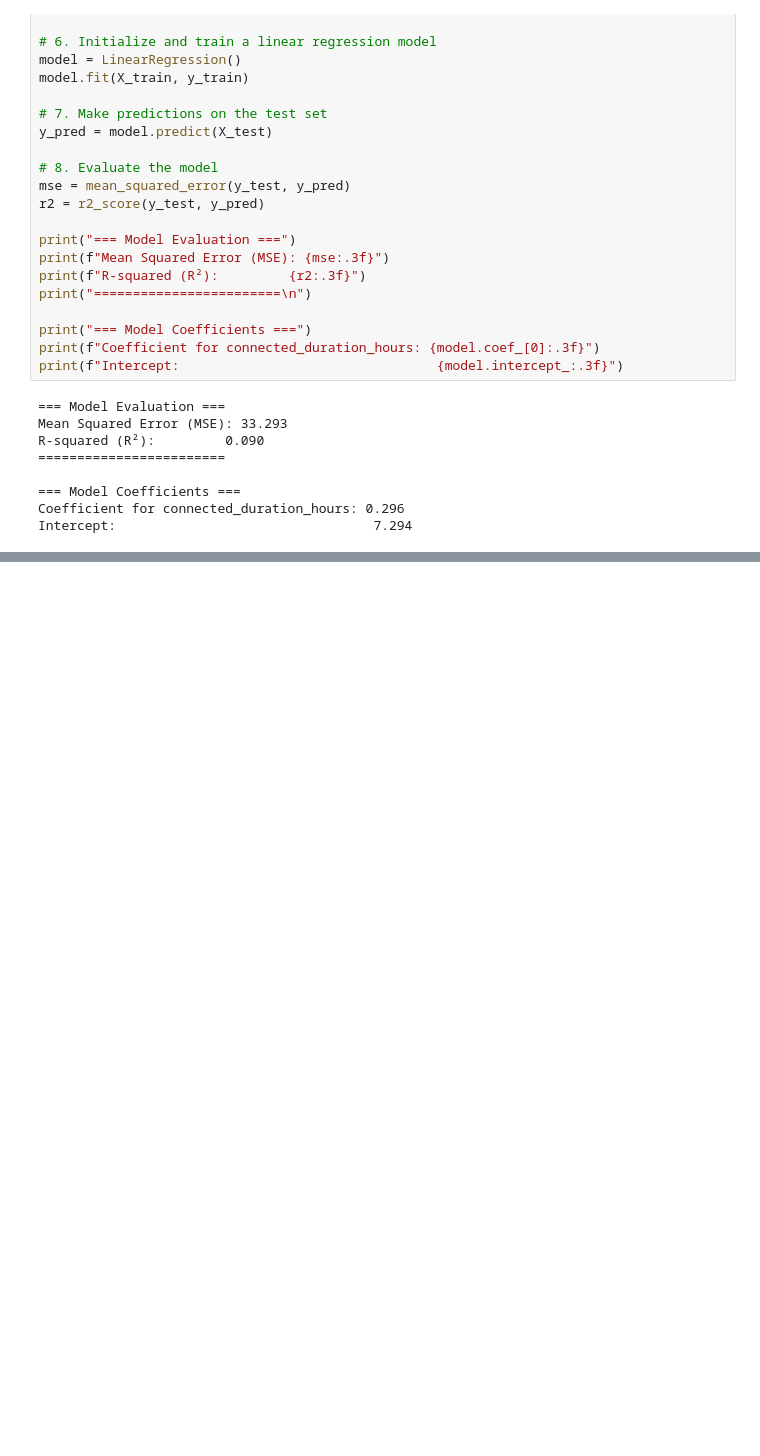
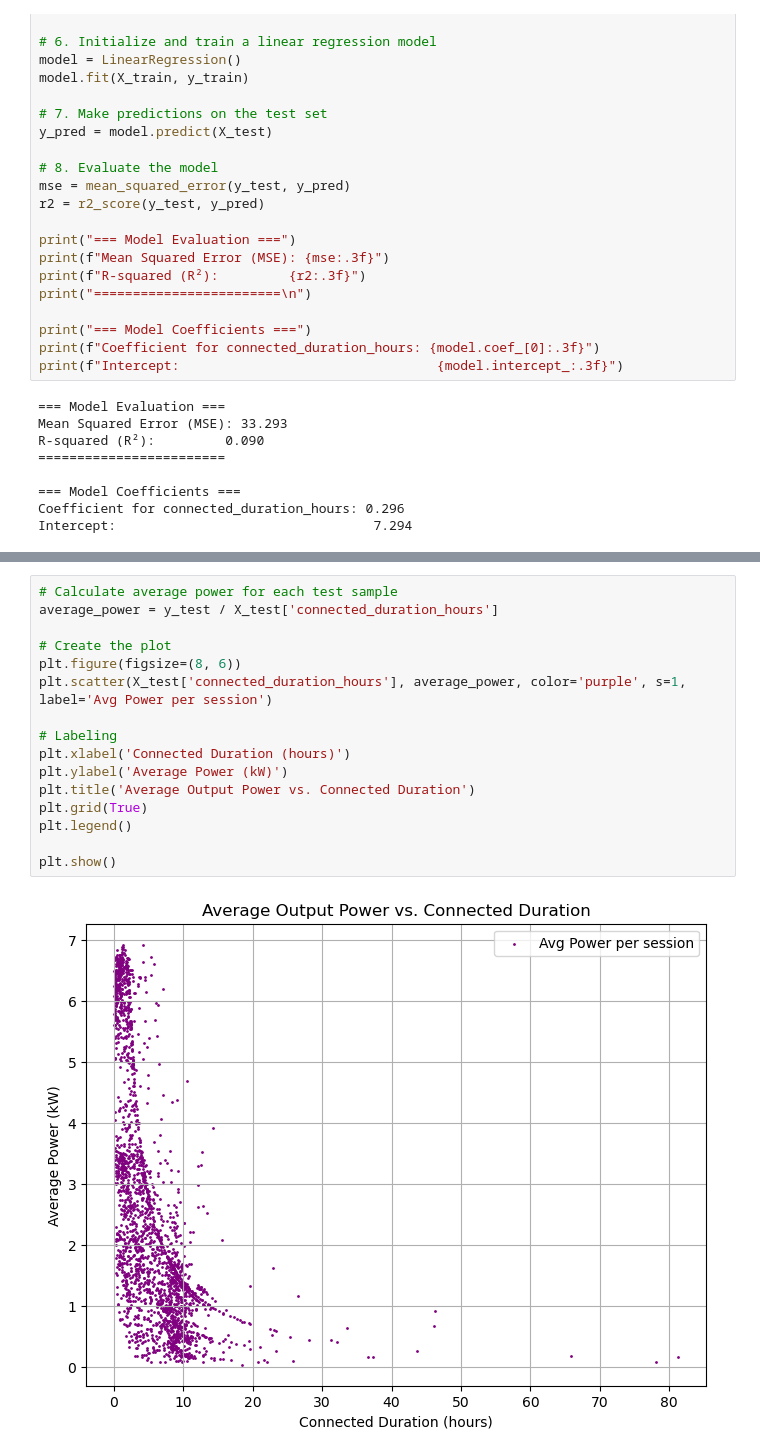
Before and after one commit to BartM37/ML_New, a Jupyter notebook: Method 1_Regression.ipynb, the cells around one changed output, grey strips where cells are left out. Drawn from its saved outputs; the diff is of its cells as text; blank space fills up the shorter version.

```diff
--- a/Method 1_Regression.ipynb
+++ b/Method 1_Regression.ipynb
@@ -109,0 +135,18 @@ plt.show()
+# %%
+# Calculate average power for each test sample
+average_power = y_test / X_test['connected_duration_hours']
+
+# Create the plot
+plt.figure(figsize=(8, 6))
+plt.scatter(X_test['connected_duration_hours'], average_power, color='purple', s=1, label='Avg Power per session')
+
+# Labeling
+plt.xlabel('Connected Duration (hours)')
+plt.ylabel('Average Power (kW)')
+plt.title('Average Output Power vs. Connected Duration')
+plt.grid(True)
+plt.legend()
+
+plt.show()
+# %% [output]
+[figure, added]
```
Also changed, not shown: parts of 7 cells of this notebook.
